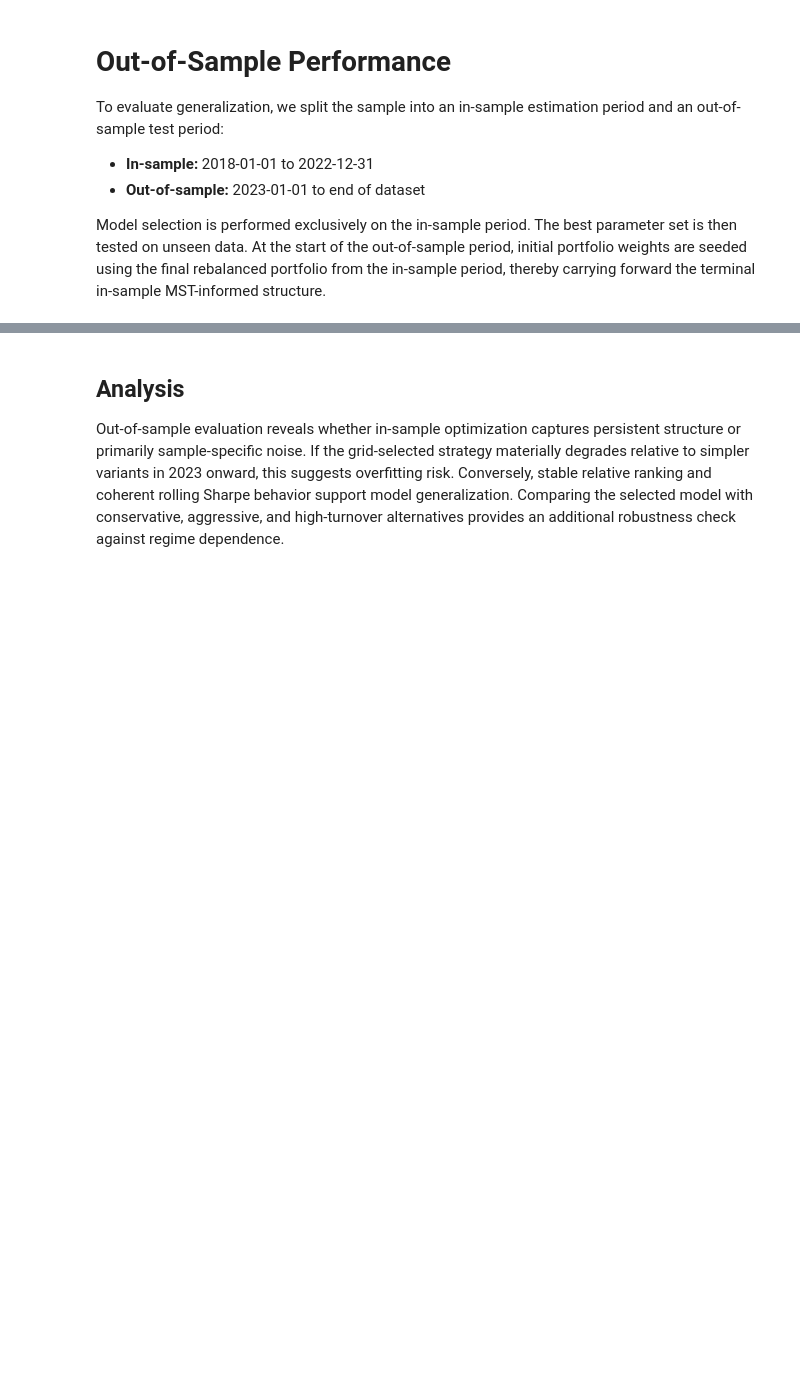
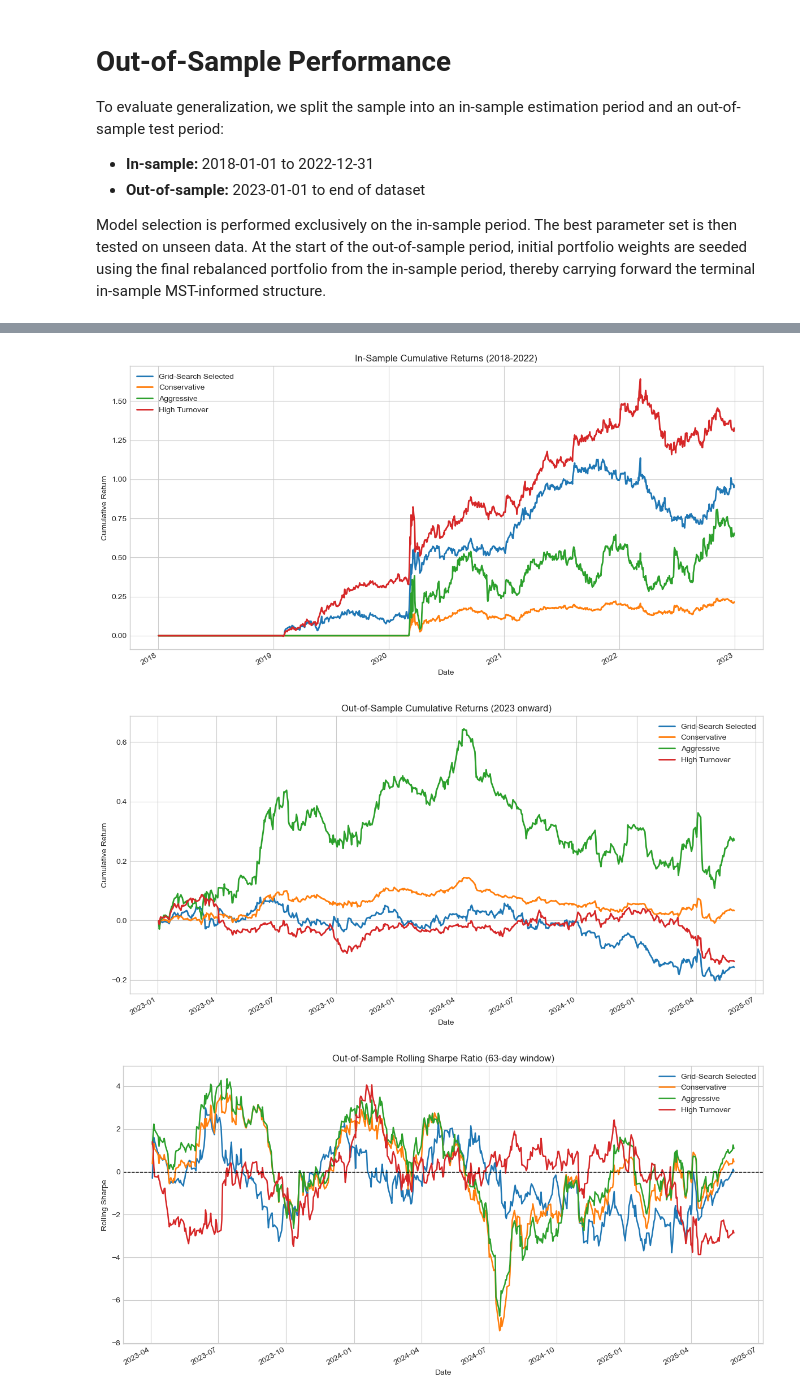
Before and after one commit to zaranip/qts-final-project, a Jupyter notebook: MST_Topology_Trading.ipynb, the cells around one changed output, grey strips where cells are left out. Saved outputs shown, nothing was run; the diff lists cells and outputs as text; code cells hidden in the pictures; blank space fills up the shorter version.

```diff
--- a/MST_Topology_Trading.ipynb
+++ b/MST_Topology_Trading.ipynb
@@ -1606,4 +1619,61 @@ display(oos_performance_table)
-# %% [markdown]
-## Analysis
-
-Out-of-sample evaluation reveals whether in-sample optimization captures persistent structure or primarily sample-specific noise. If the grid-selected strategy materially degrades relative to simpler variants in 2023 onward, this suggests overfitting risk. Conversely, stable relative ranking and coherent rolling Sharpe behavior support model generalization. Comparing the selected model with conservative, aggressive, and high-turnover alternatives provides an additional robustness check against regime dependence.
+# %%
+
+fig, ax = plt.subplots(figsize=(12, 6))
+for strategy_name, result in in_sample_runs.items():
+    result["simulation"].cumulative_returns.plot(ax=ax, linewidth=2, label=strategy_name)
+ax.set_title("In-Sample Cumulative Returns (2018-2022)")
+ax.set_xlabel("Date")
+ax.set_ylabel("Cumulative Return")
+ax.legend()
+plt.tight_layout()
+plt.show()
+
+fig, ax = plt.subplots(figsize=(12, 6))
+for strategy_name, result in out_sample_runs.items():
+    result["simulation"].cumulative_returns.plot(ax=ax, linewidth=2, label=strategy_name)
+ax.set_title("Out-of-Sample Cumulative Returns (2023 onward)")
+ax.set_xlabel("Date")
+ax.set_ylabel("Cumulative Return")
+ax.legend()
+plt.tight_layout()
+plt.show()
+
+
+def rolling_sharpe(returns_series: pd.Series, window: int = 63) -> pd.Series:
+    rolling_mean = returns_series.rolling(window).mean()
+    rolling_std = returns_series.rolling(window).std(ddof=1)
+    return np.sqrt(252.0) * (rolling_mean / rolling_std)
+
+
+fig, ax = plt.subplots(figsize=(12, 6))
+for strategy_name, result in out_sample_runs.items():
+    rs = rolling_sharpe(result["simulation"].daily_returns, window=63)
+    rs.plot(ax=ax, linewidth=1.8, label=strategy_name)
+ax.axhline(0.0, color="black", linestyle="--", linewidth=1)
+ax.set_title("Out-of-Sample Rolling Sharpe Ratio (63-day window)")
+ax.set_xlabel("Date")
+ax.set_ylabel("Rolling Sharpe")
+ax.legend()
+plt.tight_layout()
+plt.show()
+
+oos_performance_table = pd.DataFrame(
+    {
+        strategy_name: {
+            "Annualized Return": result["metrics"]["Annualized Return"],
+            "Volatility": result["metrics"]["Annualized Volatility"],
+            "Sharpe Ratio": result["metrics"]["Sharpe Ratio"],
+            "Max Drawdown": result["metrics"]["Maximum Drawdown"],
+            "VaR 95%": result["metrics"]["VaR 95%"],
+            "CVaR 95%": result["metrics"]["CVaR 95%"],
+            "Number of Trades": result["simulation"].trade_count,
+        }
+        for strategy_name, result in out_sample_runs.items()
+    }
+).T
+
+display(oos_performance_table.sort_values("Sharpe Ratio", ascending=False))
+# %% [output]
+[figure, added]
+[figure, added]
+[figure, added]
```
Also changed, not shown: parts of 21 cells of this notebook.
